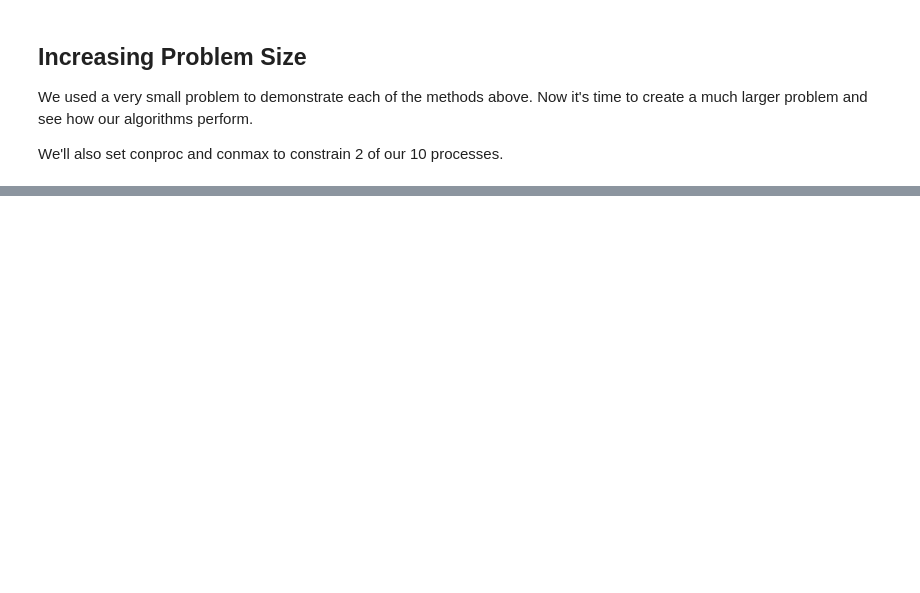
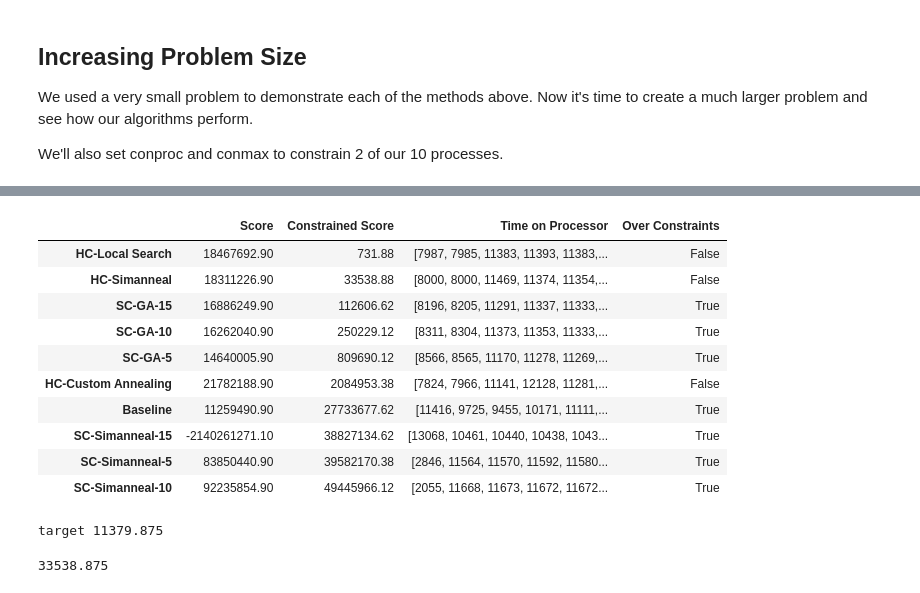
Before and after one commit to DeannaDS/shared, a Jupyter notebook: ds775/Lesson_05_Load_Balancing_With_Constraints.ipynb, the cells around one changed output, grey strips where cells are left out. Cells and saved outputs as stored; diff of their text form; code cells hidden in the pictures; blank space fills up the shorter version.

```diff
--- a/ds775/Lesson_05_Load_Balancing_With_Constraints.ipynb
+++ b/ds775/Lesson_05_Load_Balancing_With_Constraints.ipynb
@@ -729,4 +891,7 @@ best_x, best_f, iterations, trajectory, trajectory_best, converge = custom_siman
 print('Custom Simulated Annealing best result:', best_f)
 print('The algorithm found a solution that met the criteria:', converged)
 print('Total time on each processor:', [ sum(times[best_x==j]) for j in range(k)])
+c_metric = get_c_metric(best_x,times,k,conproc,conmax)
+print('Constrained metric', c_metric)
+r_df = updateResults(r_df,best_f,c_metric,[ sum(times[best_x==j]) for j in range(k)],'HC-Custom Annealing',best_x,conproc,conmax)
 # %% [output]
@@ -792,11 +1047,11 @@ def create_individual(k,n):
     return current_x.tolist() #this converts our np array back to a list
 
 # objective function = total squared deviation of times from balanced times
-def balance_metric_tuple(assign,times,k,conproc, conmax):
+def balance_metric_tuple(assign,times,k,conproc, conmax, penalty):
     #make the list a numpy array
     assign_np = np.array(assign)
     ## call the balance_metric function
-    metric = balance_metric_constrained(assign_np, times, k, conproc, conmax)
+    metric = balance_metric_constrained(assign_np, times, k, conproc, conmax, penalty)
     return (metric, ) #note that we're returning a tuple
 
 creator.create("FitnessLoad", base.Fitness, weights=(-1.0,))
@@ -805,7 +1060,7 @@ toolbox = base.Toolbox()
 toolbox.register("assignments",create_individual,k,n)
 toolbox.register("individual", tools.initIterate, creator.Individual, toolbox.assignments)
 toolbox.register("population", tools.initRepeat, list, toolbox.individual)
-toolbox.register("evaluate", balance_metric_tuple, times=times, k=k, conproc=conproc,conmax=conmax)
+toolbox.register("evaluate", balance_metric_tuple, times=times, k=k, conproc=conproc,conmax=conmax,penalty=5)
 toolbox.register("select", tools.selTournament, tournsize=3)
 toolbox.register("mate", tools.cxTwoPoint)
 toolbox.register("mutate", tools.mutUniformInt, low = 0, up = k-1, indpb=0.1)
@@ -820,5 +1075,9 @@ best_balance, best_assign, log = customGA(toolbox,tools,stats, pop_size, crossov
                                      max_gen, max_no_improve)
 
 print('Genetic Algorithm Best Result', best_balance)
+
 print('Total time on each processor:', [ sum(times[np.array(best_assign)==j]) for j in range(k)])
+c_metric = get_c_metric(np.array(best_assign),times,k,conproc,conmax)
+print('Constrained metric', c_metric)
+r_df = updateResults(r_df,best_balance,c_metric,[ sum(times[np.array(best_assign)==j]) for j in range(k)],'SC-GA-5',np.array(best_assign),conproc,conmax)
 # %% [output]
@@ -826,0 +1092,13 @@ Total time on each processor: [8671, 8694, 12168, 12129, 12078, 12098, 12115, 12
+# %%
+toolbox.unregister("evaluate")
+toolbox.register("evaluate", balance_metric_tuple, times=times, k=k, conproc=conproc,conmax=conmax,penalty=10)
+
+# get solution
+best_balance, best_assign, log = customGA(toolbox,tools,stats, pop_size, crossover_prob, mutation_prob,
+                                     max_gen, max_no_improve)
+
+print('Genetic Algorithm Best Result', best_balance)
+print('Total time on each processor:', [ sum(times[np.array(best_assign)==j]) for j in range(k)])
+c_metric = get_c_metric(np.array(best_assign),times,k,conproc,conmax)
+print('Constrained metric', c_metric)
+r_df = updateResults(r_df,best_balance,c_metric,[ sum(times[np.array(best_assign)==j]) for j in range(k)],'SC-GA-10',np.array(best_assign),conproc,conmax)
@@ -826,0 +1114,13 @@ Total time on each processor: [8671, 8694, 12168, 12129, 12078, 12098, 12115, 12
+# %%
+toolbox.unregister("evaluate")
+toolbox.register("evaluate", balance_metric_tuple, times=times, k=k, conproc=conproc,conmax=conmax,penalty=15)
+
+# get solution
+best_balance, best_assign, log = customGA(toolbox,tools,stats, pop_size, crossover_prob, mutation_prob,
+                                     max_gen, max_no_improve)
+
+print('Genetic Algorithm Best Result', best_balance)
+print('Total time on each processor:', [ sum(times[np.array(best_assign)==j]) for j in range(k)])
+c_metric = get_c_metric(np.array(best_assign),times,k,conproc,conmax)
+print('Constrained metric', c_metric)
+r_df = updateResults(r_df,best_balance,c_metric,[ sum(times[np.array(best_assign)==j]) for j in range(k)],'SC-GA-15',np.array(best_assign),conproc,conmax)
@@ -826,0 +1134,25 @@ Total time on each processor: [8671, 8694, 12168, 12129, 12078, 12098, 12115, 12
+# %%
+r_df.sort_values(by=['Constrained Score'])
+# %% [output]
+|  | Score | Constrained Score | Time on Processor | Over Constraints |
+| HC-Local Search | 18467692.90 | 731.88 | [7987, 7985, 11383, 11393, 11383,... | False |
+| HC-Simanneal | 18311226.90 | 33538.88 | [8000, 8000, 11469, 11374, 11354,... | False |
+| SC-GA-15 | 16886249.90 | 112606.62 | [8196, 8205, 11291, 11337, 11333,... | True |
+| SC-GA-10 | 16262040.90 | 250229.12 | [8311, 8304, 11373, 11353, 11333,... | True |
+| SC-GA-5 | 14640005.90 | 809690.12 | [8566, 8565, 11170, 11278, 11269,... | True |
+| HC-Custom Annealing | 21782188.90 | 2084953.38 | [7824, 7966, 11141, 12128, 11281,... | False |
+| Baseline | 11259490.90 | 27733677.62 | [11416, 9725, 9455, 10171, 11111,... | True |
+| SC-Simanneal-15 | -2140261271.10 | 38827134.62 | [13068, 10461, 10440, 10438, 1043... | True |
+| SC-Simanneal-5 | 83850440.90 | 39582170.38 | [2846, 11564, 11570, 11592, 11580... | True |
+| SC-Simanneal-10 | 92235854.90 | 49445966.12 | [2055, 11668, 11673, 11672, 11672... | True |
+# %%
+top = [11469, 11374, 11354, 11376, 11455, 11394, 11242, 11375]
+
+target = sum(top)/8
+print('target', target)
+
+dev_uncon = sum([(j-target)**2 for j in top])
+dev_uncon
+# %% [output]
+target 11379.875
+33538.875
```
Also changed, not shown: parts of 51 cells of this notebook.
